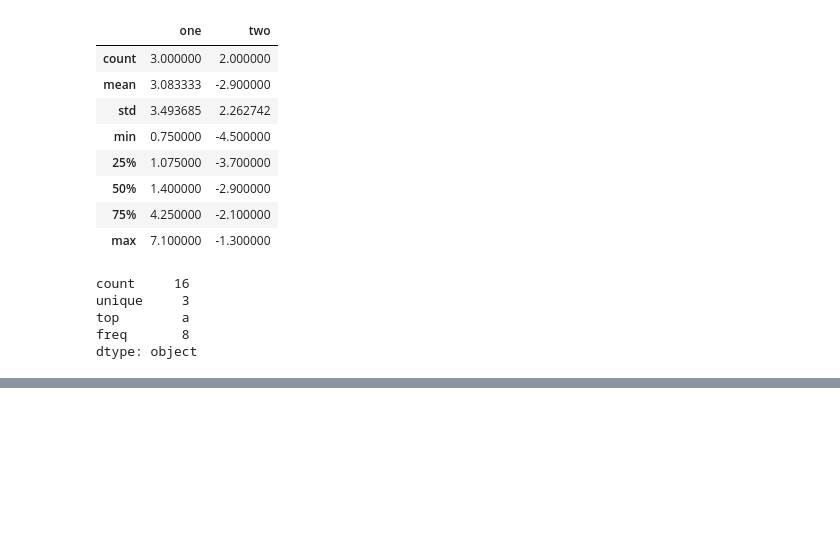
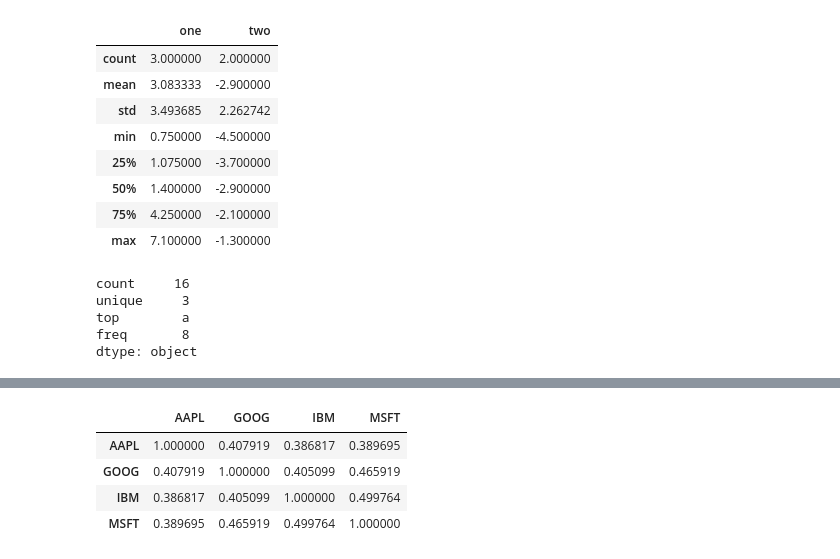
Before and after one commit to haoyongzhi/knowledge-planet, a Jupyter notebook: dataanalysis/dataanalysis_task3_ch05.ipynb, the cells around one changed output, grey strips where cells are left out. Cells and saved outputs as stored; diff of their text form; code cells hidden in the pictures; blank space fills up the shorter version.

```diff
--- a/dataanalysis/dataanalysis_task3.ipynb
+++ b/dataanalysis/dataanalysis_task3_ch05.ipynb
@@ -1216,0 +1241,8 @@ dtype: object
+# %%
+returns.corr()
+# %% [output]
+|  | AAPL | GOOG | IBM | MSFT |
+| AAPL | 1.000000 | 0.407919 | 0.386817 | 0.389695 |
+| GOOG | 0.407919 | 1.000000 | 0.405099 | 0.465919 |
+| IBM | 0.386817 | 0.405099 | 1.000000 | 0.499764 |
+| MSFT | 0.389695 | 0.465919 | 0.499764 | 1.000000 |
```
Also changed, not shown: parts of 11 cells of this notebook.
